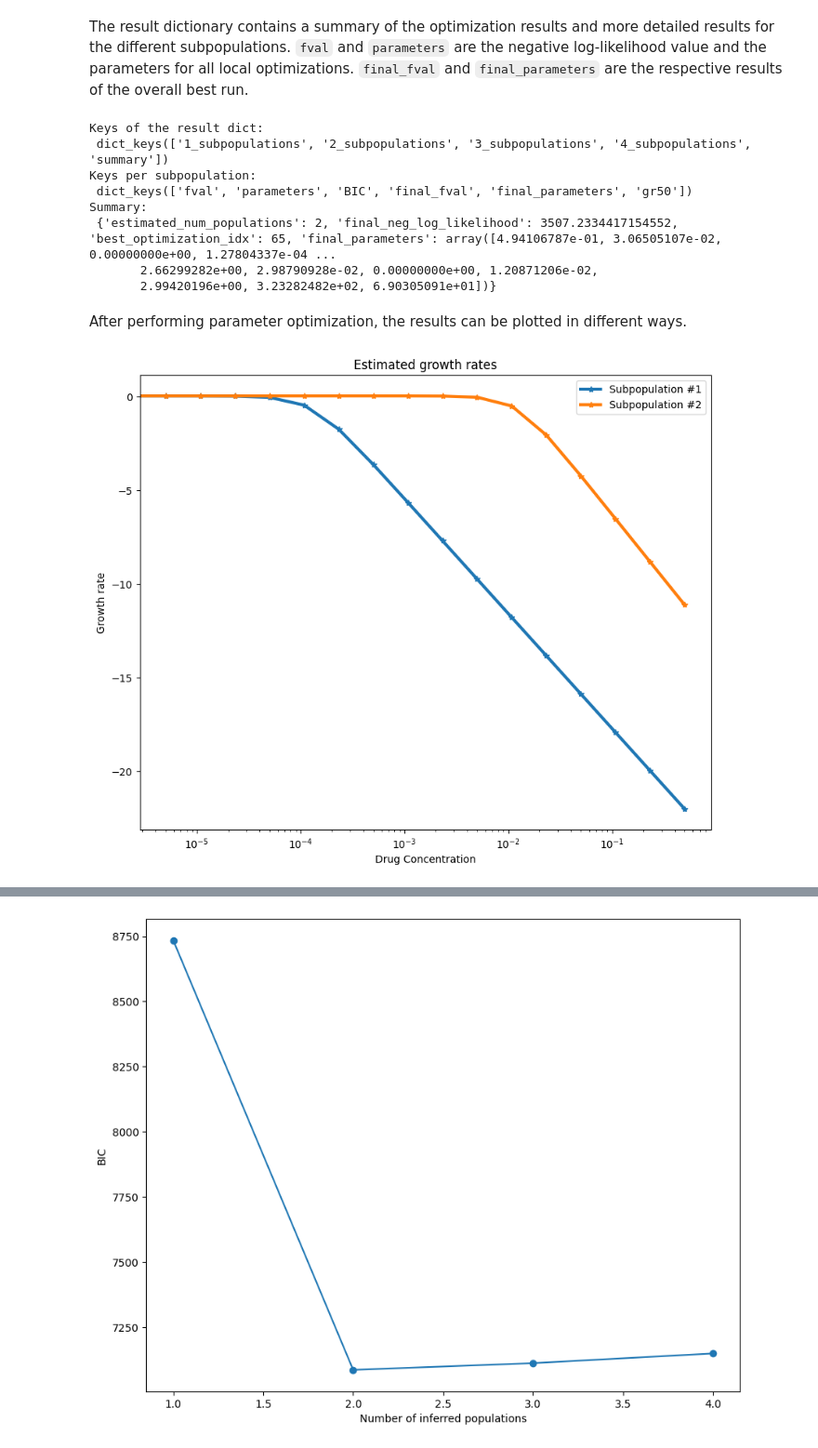
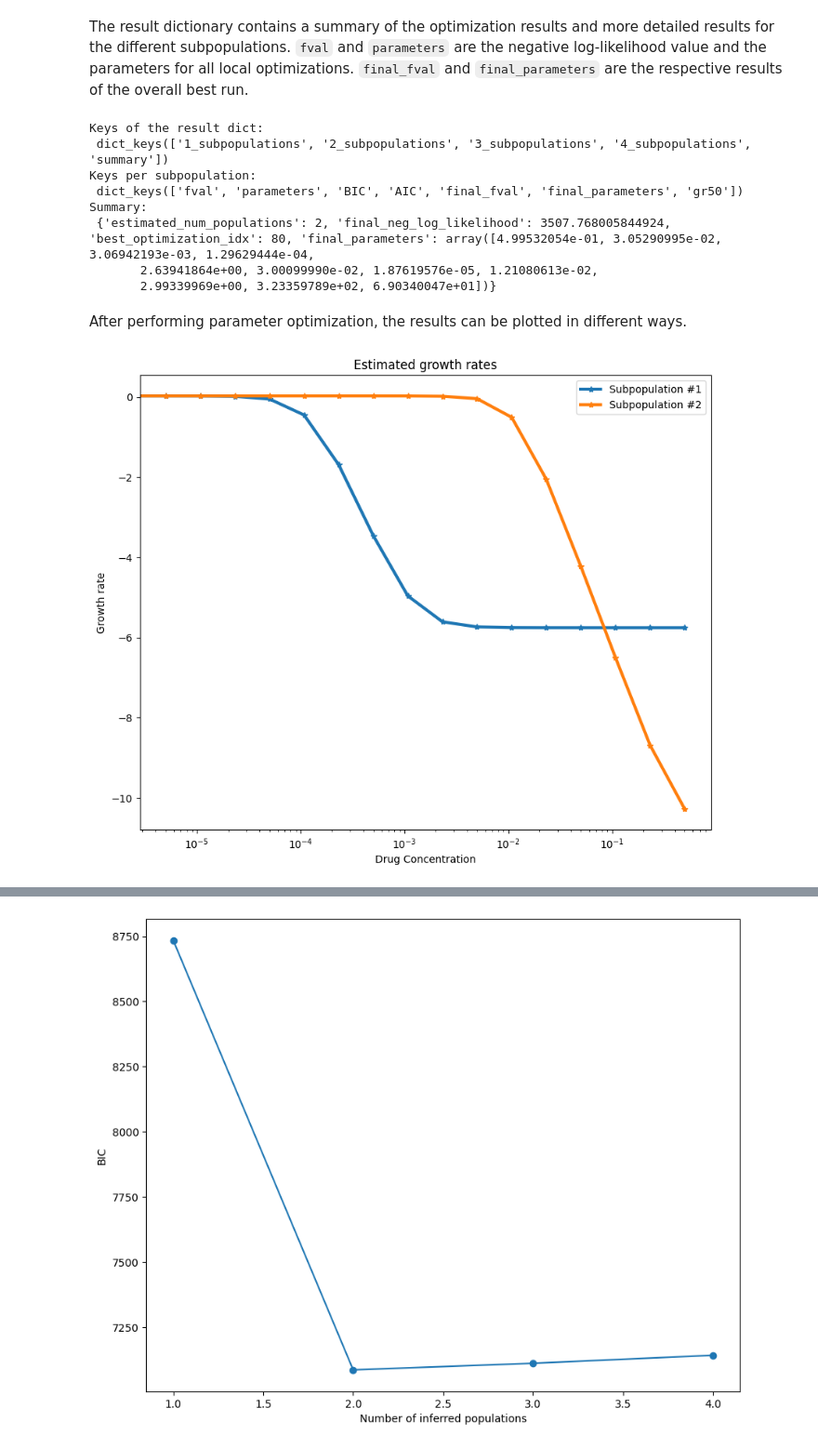
Before and after one commit to ocbe-uio/pyPhenoPop, a Jupyter notebook: examples/tutorial.ipynb, the cells around one changed output, grey strips where cells are left out. Shown at 93% size. Cells and saved outputs as stored; diff of their text form; code cells hidden in the pictures.

Commit message:
added new plotting routines to tutorial

```diff
--- a/examples/tutorial.ipynb
+++ b/examples/tutorial.ipynb
@@ -20,22 +45,14 @@ Here we use simulated data from [Köhn-Luque et al.](https://www.biorxiv.org/con
 # %%
-example_file = './DATA-2-case-1-Noise-50-mix-0.5.csv'
-
-num_replicates = 4
-
-timepoints = [0, 12, 24, 36, 48, 60, 72, 84, 96]
-
-concentrations = [0.00000000e+00, 5.00000000e-06, 1.07721735e-05, 2.32079442e-05,
-       5.00000000e-05, 1.07721735e-04, 2.32079442e-04, 5.00000000e-04,
-       1.07721735e-03, 2.32079442e-03, 5.00000000e-03, 1.07721735e-02,
-       2.32079442e-02, 5.00000000e-02, 1.07721735e-01, 2.32079442e-01,
-       5.00000000e-01]
-
 max_subpopulations = 4
-num_local_optimizations = 250
+num_local_optimizations = 500
+parameter_bounds = {'alpha': (0.0, 0.1), 'b': (1e-6, 1.0), 'E': (1e-06, 15), 'n': (0.01, 10)}
+model_selection_method = 'BIC'
 result = mixture_id(max_subpopulations,
                     example_file,
                     timepoints,
                     concentrations,
                     num_replicates,
-                    num_optim=num_local_optimizations)
+                    num_optim=num_local_optimizations,
+                   bounds_model=parameter_bounds,
+                   selection_method=model_selection_method)
 # %% [output]
@@ -68,19 +91,18 @@ print('Summary:\n', result['summary'])
 Keys of the result dict:
  dict_keys(['1_subpopulations', '2_subpopulations', '3_subpopulations', '4_subpopulations', 'summary'])
 Keys per subpopulation:
- dict_keys(['fval', 'parameters', 'BIC', 'final_fval', 'final_parameters', 'gr50'])
+ dict_keys(['fval', 'parameters', 'BIC', 'AIC', 'final_fval', 'final_parameters', 'gr50'])
 Summary:
- {'estimated_num_populations': 2, 'final_neg_log_likelihood': 3507.2334417154552, 'best_optimization_idx': 65, 'final_parameters': array([4.94106787e-01, 3.06505107e-02, 0.00000000e+00, 1.27804337e-04 ...
-       2.66299282e+00, 2.98790928e-02, 0.00000000e+00, 1.20871206e-02,
-       2.99420196e+00, 3.23282482e+02, 6.90305091e+01])}
+ {'estimated_num_populations': 2, 'final_neg_log_likelihood': 3507.768005844924, 'best_optimization_idx': 80, 'final_parameters': array([4.99532054e-01, 3.05290995e-02, 3.06942193e-03, 1.29629444e-04,
+       2.63941864e+00, 3.00099990e-02, 1.87619576e-05, 1.21080613e-02,
+       2.99339969e+00, 3.23359789e+02, 6.90340047e+01])}
 # %% [markdown]
 After performing parameter optimization, the results can be plotted in different ways.
 # %%
-from pyphenopop.plotting import *
-
-plot_growth_curves(result, concentrations);
+subpopulation_idx = 'best'
+plot_growth_curves(result, concentrations, subpopulation_idx);
 # %% [output]
-[figure, old version]
+[figure, new version]
 # %%
 plot_elbow(result);
 # %% [output]
```
Also changed, not shown: parts of 6 cells of this notebook.
